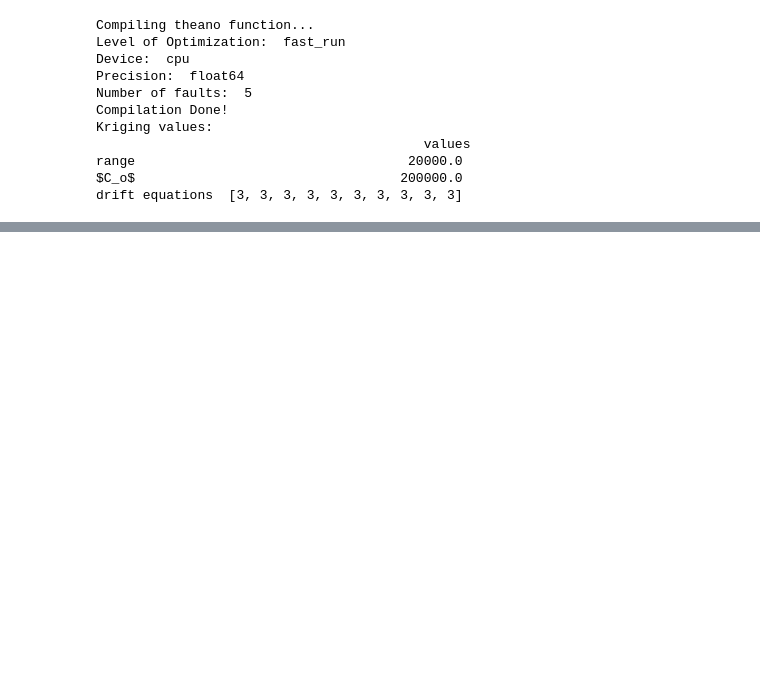
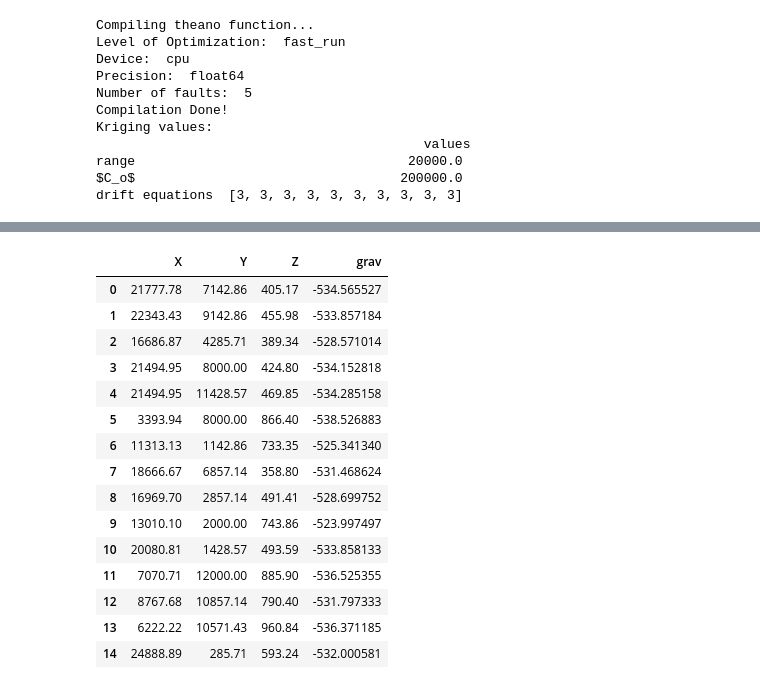
Before and after one commit to Japhiolite/PCT-modelling, a Jupyter notebook: notebooks/Generate POC-model.ipynb, the cells around one changed output, grey strips where cells are left out. Cells and saved outputs as stored; diff of their text form; code cells hidden in the pictures; blank space fills up the shorter version.

```diff
--- a/notebooks/Generate POC-model.ipynb
+++ b/notebooks/Generate POC-model.ipynb
@@ -316,0 +333,23 @@ np.savetxt('../models/20210322_forw_grav_seed58.csv', station_forw_grav, fmt='%.
+# %%
+df_stat = pd.DataFrame(station_forw_grav, columns=["X", "Y", "Z", "grav"])
+# %%
+df_stat[['X','Y','Z']] = np.around(df_stat[['X','Y','Z']], 2)
+# %%
+df_stat
+# %% [output]
+|  | X | Y | Z | grav |
+| 0 | 21777.78 | 7142.86 | 405.17 | -534.565527 |
+| 1 | 22343.43 | 9142.86 | 455.98 | -533.857184 |
+| 2 | 16686.87 | 4285.71 | 389.34 | -528.571014 |
+| 3 | 21494.95 | 8000.00 | 424.80 | -534.152818 |
+| 4 | 21494.95 | 11428.57 | 469.85 | -534.285158 |
+| 5 | 3393.94 | 8000.00 | 866.40 | -538.526883 |
+| 6 | 11313.13 | 1142.86 | 733.35 | -525.341340 |
+| 7 | 18666.67 | 6857.14 | 358.80 | -531.468624 |
+| 8 | 16969.70 | 2857.14 | 491.41 | -528.699752 |
+| 9 | 13010.10 | 2000.00 | 743.86 | -523.997497 |
+| 10 | 20080.81 | 1428.57 | 493.59 | -533.858133 |
+| 11 | 7070.71 | 12000.00 | 885.90 | -536.525355 |
+| 12 | 8767.68 | 10857.14 | 790.40 | -531.797333 |
+| 13 | 6222.22 | 10571.43 | 960.84 | -536.371185 |
+| 14 | 24888.89 | 285.71 | 593.24 | -532.000581 |
```
Also changed, not shown: parts of 5 cells of this notebook, 1 other file.
